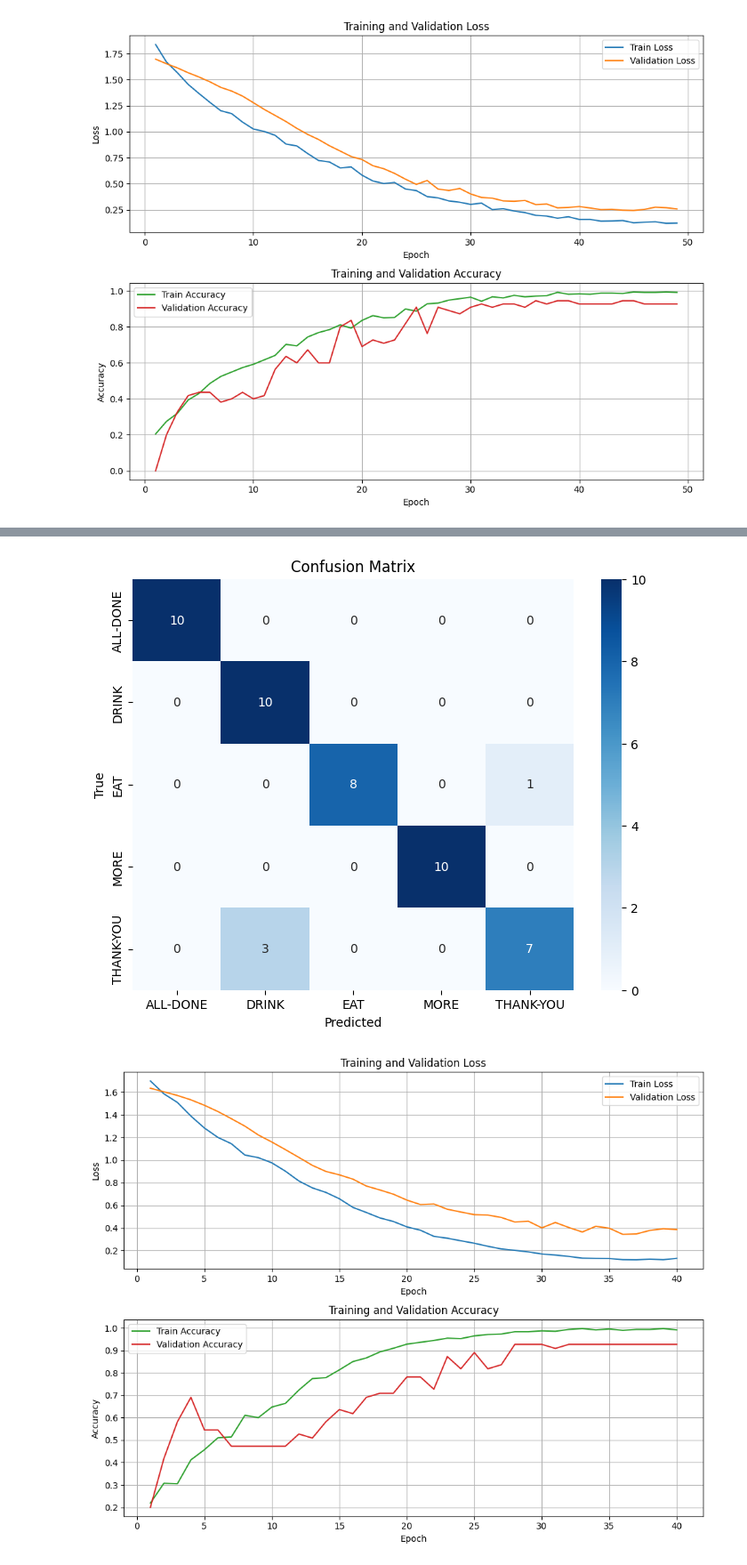
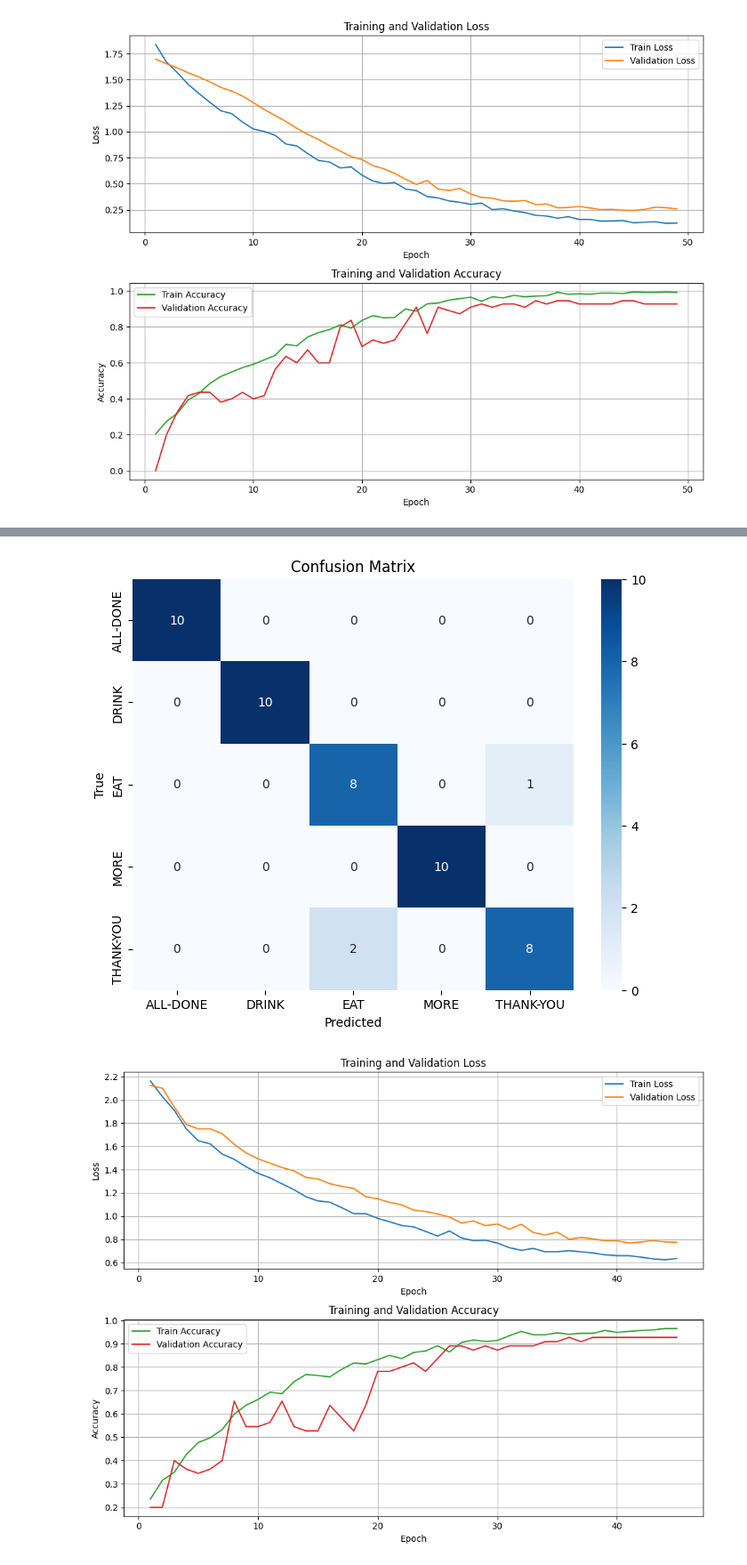
Before and after one commit to D3rrickLa/machine_learning_tfnmp, a Jupyter notebook: model/CNN_LSTM/v1/cnn_lstm_v1.ipynb, the cells around one changed output, grey strips where cells are left out. Shown at 89% size. Cells and saved outputs as stored; diff of their text form; code cells hidden in the pictures.

Commit message:
so neweset model, model_dev_1...some numbers. Got really good results, the best_models keep overfitting (bad loss) but good acc. this new model has good acc, on par with best model, but lower loss

```diff
--- a/model/CNN_LSTM/v1/cnn_lstm_v1.ipynb
+++ b/model/CNN_LSTM/v1/cnn_lstm_v1.ipynb
@@ -552,6 +572,7 @@ model_dev_1 = Sequential([
     Conv1D(filters=384, kernel_size=3, activation='relu', kernel_regularizer=L1L2()),
     MaxPooling1D(pool_size=2),
     Conv1D(filters=128, kernel_size=3, activation='tanh'),
+    Dropout(0.2),
     MaxPooling1D(pool_size=2),
     Conv1D(filters=64, kernel_size=3, activation='tanh'),
     MaxPooling1D(pool_size=2),
@@ -568,7 +589,7 @@ model_dev_1 = Sequential([
     Dense(len(class_labels), activation='softmax')  # Output layer for classification
 ])
 
-model_dev_1.compile(optimizer=SGD(learning_rate=1e-4, weight_decay=1e-6, momentum=0.97, nesterov=True, clipnorm=1.0), loss='categorical_crossentropy', metrics=['accuracy'])
+model_dev_1.compile(optimizer=SGD(learning_rate=1.0e-4, weight_decay=1e-6, momentum=0.97, nesterov=True, clipnorm=1.0), loss='categorical_crossentropy', metrics=['accuracy'])
 
 early_stopping = EarlyStopping(monitor='val_loss', patience=4, restore_best_weights=True)
 reduce_lr = ReduceLROnPlateau(monitor='val_loss', factor=0.5, patience=2, min_lr=1e-12)
@@ -654,4 +675,4 @@ Test Accuracy: 0.918367326259613
-[figure, old version]
+[figure, new version]
-[figure, old version]
+[figure, new version]
 # %%
 model_dev_1.save(f"model_dev_1{time.time_ns()}.keras")
```
Also changed, not shown: parts of 5 cells of this notebook, 9 other files.
